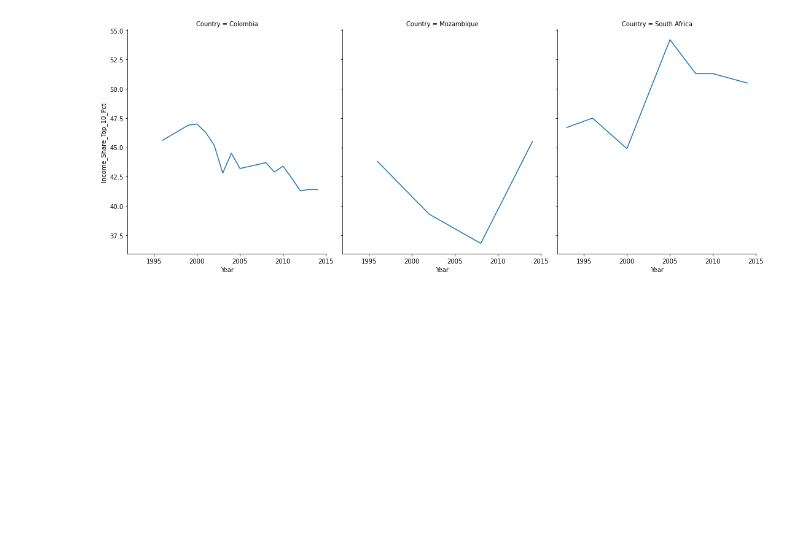
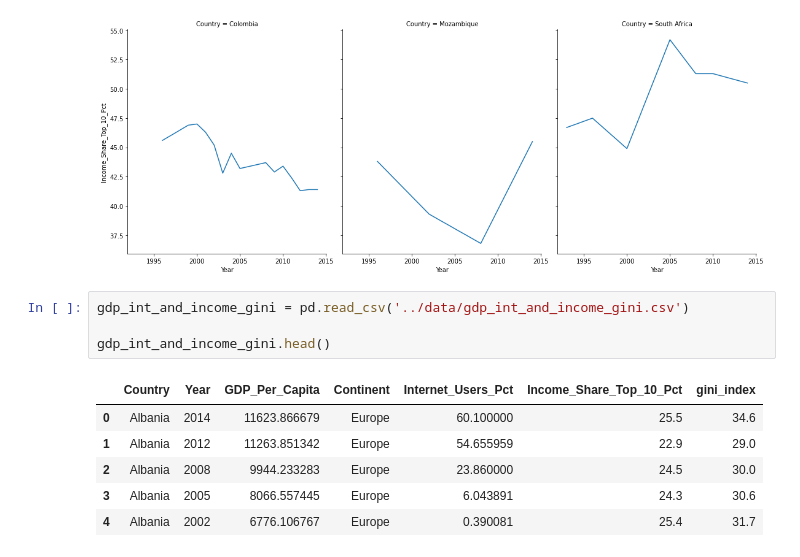
Before and after one commit to nss-data-science-cohort-5/un_exploration-Corbec, a Jupyter notebook: notebooks/UN_Solo_Clean.ipynb, the cells around one changed output. Drawn from its saved outputs; the diff is of its cells as text; blank space fills up the shorter version.

```diff
--- a/notebooks/UN_Solo_Clean.ipynb
+++ b/notebooks/UN_Solo_Clean.ipynb
@@ -55,3 +57,14 @@ g = sns.FacetGrid(gdp_int_and_income[gdp_int_and_income['Country'].isin(top_inco
 g.map(sns.lineplot, "Year","Income_Share_Top_10_Pct");
 # %% [output]
 [figure]
+# %%
+gdp_int_and_income_gini = pd.read_csv('../data/gdp_int_and_income_gini.csv')
+
+gdp_int_and_income_gini.head()
+# %% [output]
+|  | Country | Year | GDP_Per_Capita | Continent | Internet_Users_Pct | Income_Share_Top_10_Pct | gini_index |
+| 0 | Albania | 2014 | 11623.866679 | Europe | 60.100000 | 25.5 | 34.6 |
+| 1 | Albania | 2012 | 11263.851342 | Europe | 54.655959 | 22.9 | 29.0 |
+| 2 | Albania | 2008 | 9944.233283 | Europe | 23.860000 | 24.5 | 30.0 |
+| 3 | Albania | 2005 | 8066.557445 | Europe | 6.043891 | 24.3 | 30.6 |
+| 4 | Albania | 2002 | 6776.106767 | Europe | 0.390081 | 25.4 | 31.7 |
```
Also changed, not shown: parts of 6 cells of this notebook, 1 other file.
